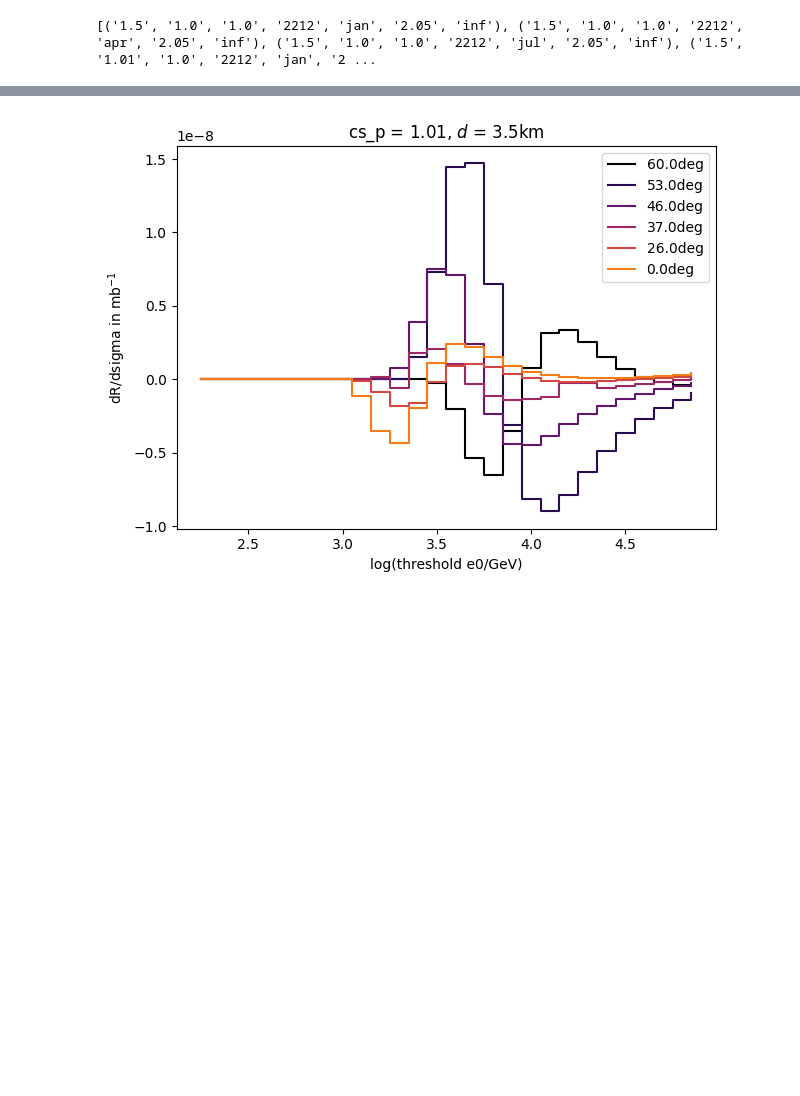
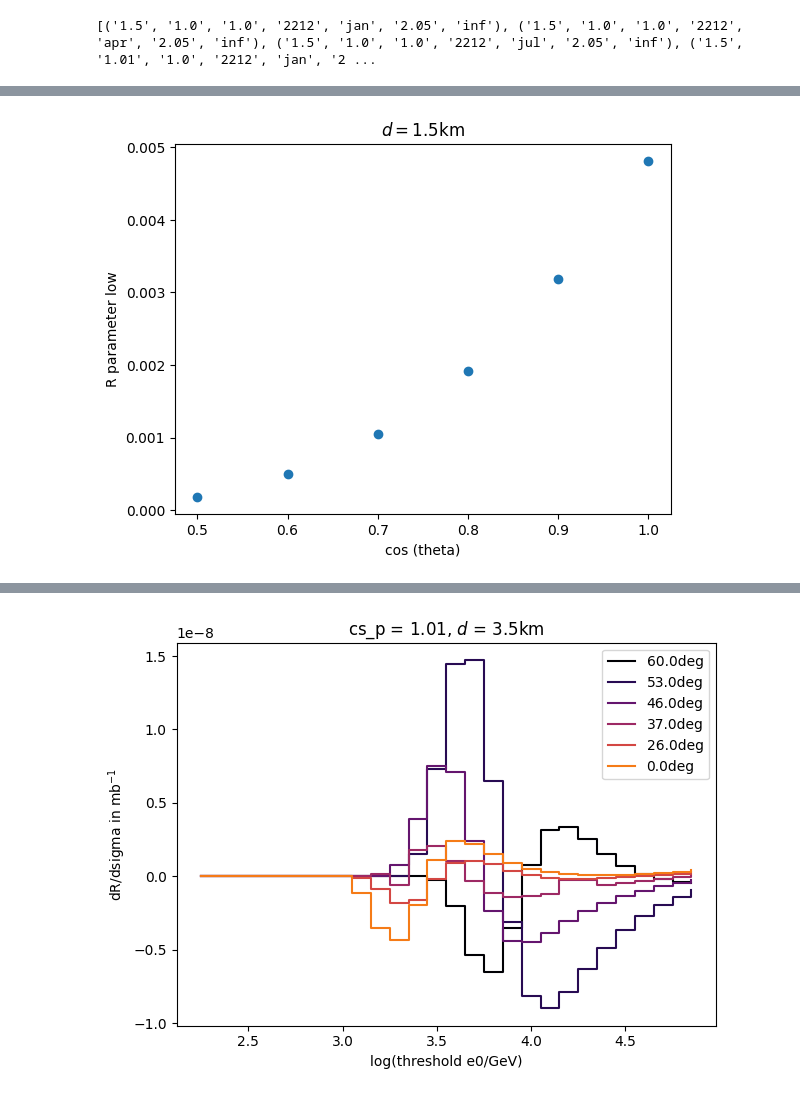
Before and after one commit to karohymon/cs-analysis, a Jupyter notebook: IceCube_diffuse_underground_bundles/sensitivity_per_ebin.ipynb, the cells around one changed output, grey strips where cells are left out. Cells and saved outputs as stored; diff of their text form; code cells hidden in the pictures; blank space fills up the shorter version.

```diff
--- a/IceCube_diffuse_underground_bundles/sensitivity_per_ebin.ipynb
+++ b/IceCube_diffuse_underground_bundles/sensitivity_per_ebin.ipynb
@@ -135,0 +183,13 @@ cs_pion_selected.shape
+# %%
+cos_thetas = np.linspace(0.5, 1.0, num=6)
+thetas = np.degrees(np.arccos(cos_thetas))
+
+plt.figure()
+plt.tight_layout()
+plt.scatter(cos_thetas,R_def_low_15)
+plt.xlabel('cos (theta)')
+plt.title('$d=$1.5km')
+plt.ylabel('R parameter low')
+plt.savefig(plot_dir + 'R_default_low_costheta_1.5km.png')
+# %% [output]
+[figure, added]
```
Also changed, not shown: parts of 35 cells of this notebook, 2 other files.
